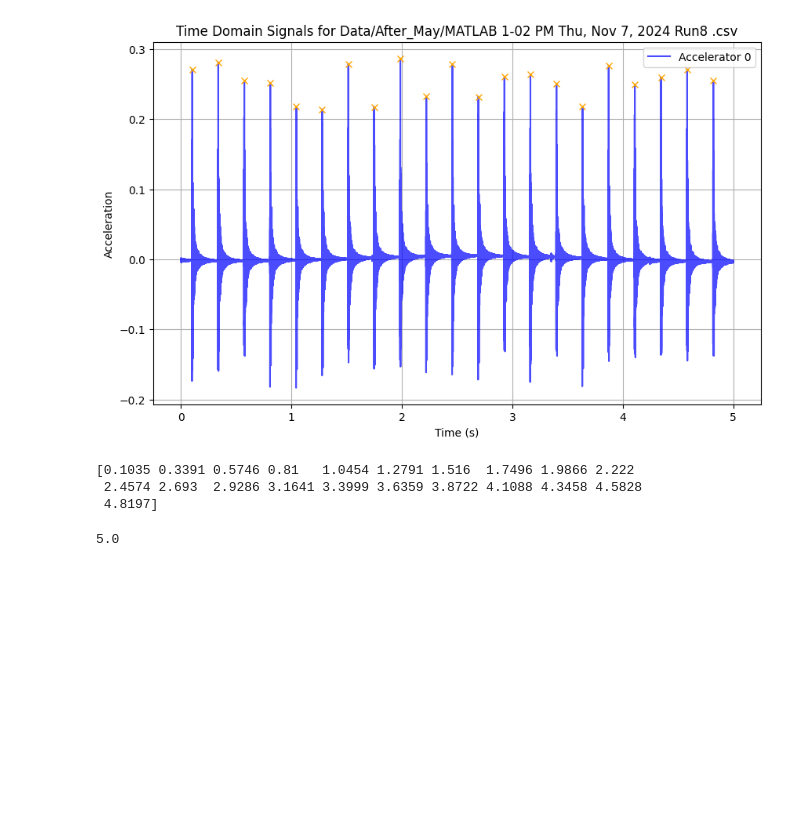
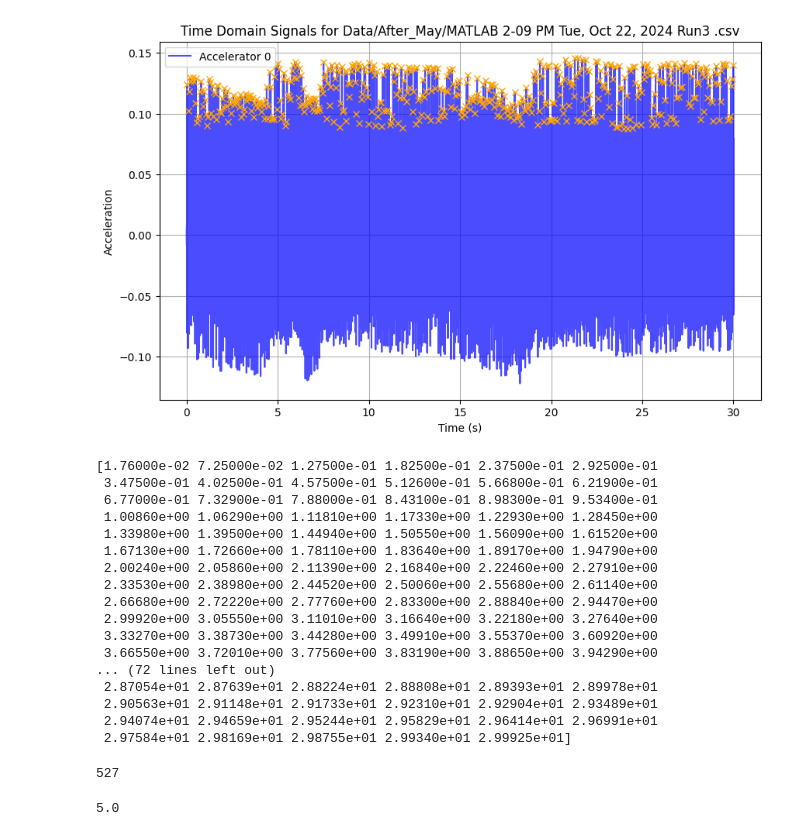
Before and after one commit to lamkin1/Acoustic-Space-Boiling, a Jupyter notebook: MultipleBoilings_2.ipynb, the cells around one changed output. Cells and saved outputs as stored; diff of their text form; code cells hidden in the pictures; blank space fills up the shorter version.

```diff
--- a/MultipleBoilings_2.ipynb
+++ b/MultipleBoilings_2.ipynb
@@ -30,37 +30,57 @@ file = 'Data/After_May/MATLAB 1-02 PM Thu, Nov 7, 2024 Run8 .csv' # Example 1, s
 # file = 'Data/After_May/MATLAB 1-31 PM Tue, Oct 29, 2024 Run7 .csv'
 # file = 'Data/After_May/MATLAB 1-53 PM Tue, Oct 29, 2024 Run14 .csv' # Example 3, sd=0.01
 # file = 'Data/After_May/MATLAB 2-54 PM Fri, Sep 13, 2024 Run5 .csv'
 # file = 'Data/After_May/MATLAB 3-18 PM Tue, Oct 15, 2024 Run9 .csv'
 # file = 'Data/After_May/MATLAB 12-54 PM Fri, Jun 28, 2024 Run7 .csv'
 # file = 'Data/After_May/MATLAB 3-00 PM Tue, Oct 15, 2024 Run5 .csv' # amplitude
 # file = 'Data/After_May/MATLAB 2-15 PM Thu, Oct 31, 2024 Run8 .csv'
 # file = 'Data/After_May/MATLAB 2-28 PM Thu, Oct 31, 2024 Run12 .csv'
 # file = 'Data/After_May/MATLAB 2-36 PM Fri, Jun 14, 2024 Run14 .csv'
 # file = 'Data/After_May/MATLAB 2-47 PM Mon, Oct 28, 2024 Run10 .csv'
 # file = 'Data/After_May/MATLAB 3-06 PM Wed, Sep 18, 2024 Run7 .csv' # Example 2, sd=0.02
 # file = 'Data/After_May/MATLAB 4-00 PM Mon, Aug 26, 2024 Run5 .csv'
+file = 'Data/After_May/MATLAB 2-09 PM Tue, Oct 22, 2024 Run3 .csv'
+
 
 # Double Rhythmic
 # file = 'Data/After_May/MATLAB 3-15 PM Thu, Oct 24, 2024 Run15.csv'
 
 # file = 'Data/After_May/MATLAB 2-24 PM Tue, Jun 11, 2024 Run2 .csv'
 
 # Synthetic Data
 # file = 'Data/synthetic_data/Synthetic_Dual_Rhythm_1Hz_2Hz.csv'
 # file = 'Data/synthetic_data/Synthetic_Irregular_Dual_Rhythm.csv'
 # file = 'Data/synthetic_data/Synthetic_Triple_Rhythm_Complex.csv'
 
 acceleration0 = get_file(file)
 x, y = get_peaks(acceleration0)
 
 plot_file(file)
 
 print(x)
 # %% [output]
-[figure, old version]
+[figure, new version]
-[0.1035 0.3391 0.5746 0.81   1.0454 1.2791 1.516  1.7496 1.9866 2.222
- 2.4574 2.693  2.9286 3.1641 3.3999 3.6359 3.8722 4.1088 4.3458 4.5828
- 4.8197]
+[1.76000e-02 7.25000e-02 1.27500e-01 1.82500e-01 2.37500e-01 2.92500e-01
+ 3.47500e-01 4.02500e-01 4.57500e-01 5.12600e-01 5.66800e-01 6.21900e-01
+ 6.77000e-01 7.32900e-01 7.88000e-01 8.43100e-01 8.98300e-01 9.53400e-01
+ 1.00860e+00 1.06290e+00 1.11810e+00 1.17330e+00 1.22930e+00 1.28450e+00
+ 1.33980e+00 1.39500e+00 1.44940e+00 1.50550e+00 1.56090e+00 1.61520e+00
+ 1.67130e+00 1.72660e+00 1.78110e+00 1.83640e+00 1.89170e+00 1.94790e+00
+ 2.00240e+00 2.05860e+00 2.11390e+00 2.16840e+00 2.22460e+00 2.27910e+00
+ 2.33530e+00 2.38980e+00 2.44520e+00 2.50060e+00 2.55680e+00 2.61140e+00
+ 2.66680e+00 2.72220e+00 2.77760e+00 2.83300e+00 2.88840e+00 2.94470e+00
+ 2.99920e+00 3.05550e+00 3.11010e+00 3.16640e+00 3.22180e+00 3.27640e+00
+ 3.33270e+00 3.38730e+00 3.44280e+00 3.49910e+00 3.55370e+00 3.60920e+00
+ 3.66550e+00 3.72010e+00 3.77560e+00 3.83190e+00 3.88650e+00 3.94290e+00
+... (72 lines left out)
+ 2.87054e+01 2.87639e+01 2.88224e+01 2.88808e+01 2.89393e+01 2.89978e+01
+ 2.90563e+01 2.91148e+01 2.91733e+01 2.92310e+01 2.92904e+01 2.93489e+01
+ 2.94074e+01 2.94659e+01 2.95244e+01 2.95829e+01 2.96414e+01 2.96991e+01
+ 2.97584e+01 2.98169e+01 2.98755e+01 2.99340e+01 2.99925e+01]
+# %%
+print(len(x))
+# %% [output]
+527
 # %%
 # print(np.std(y))
 # print(np.mean(y) / 9)
```
Also changed, not shown: 4 other files.
